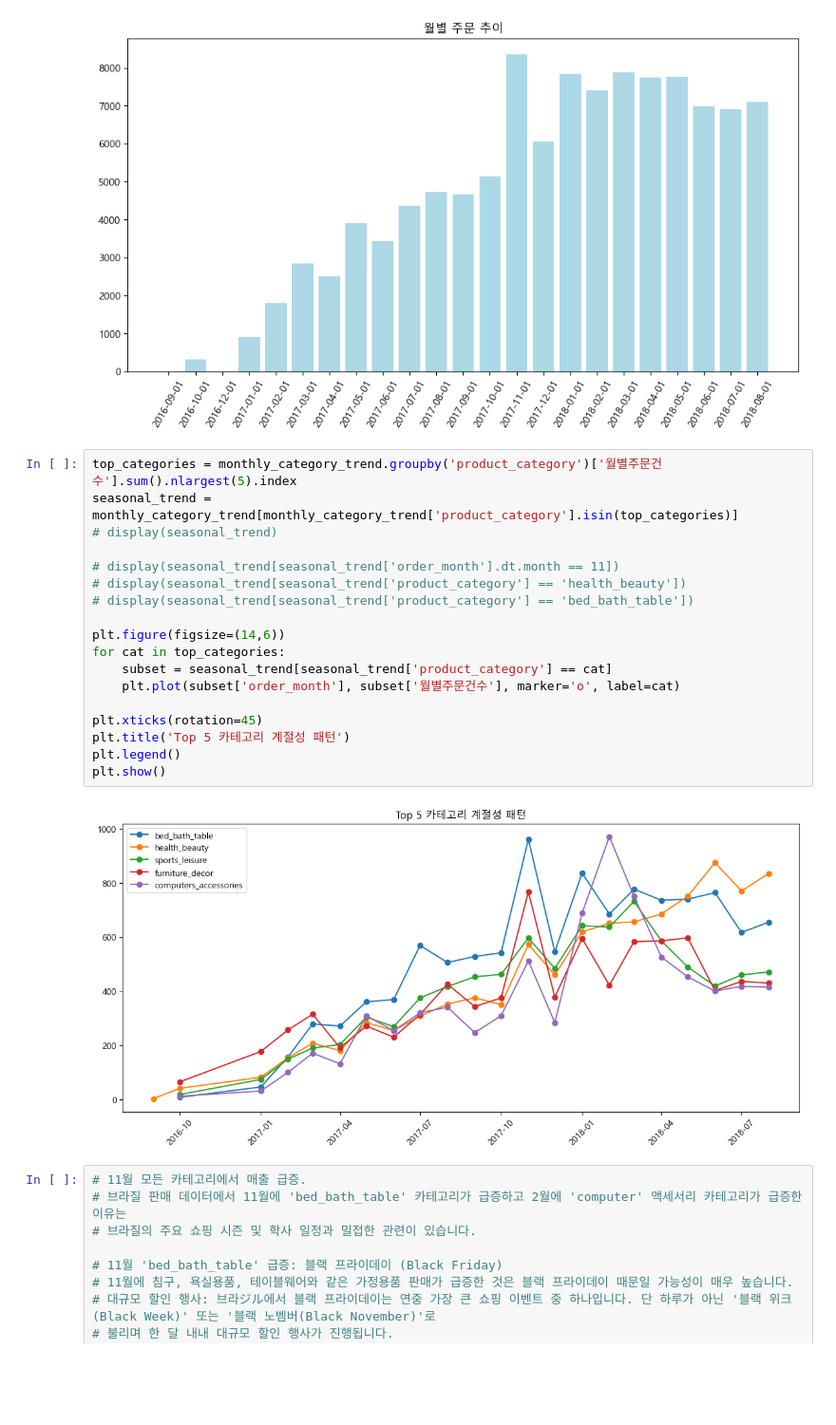
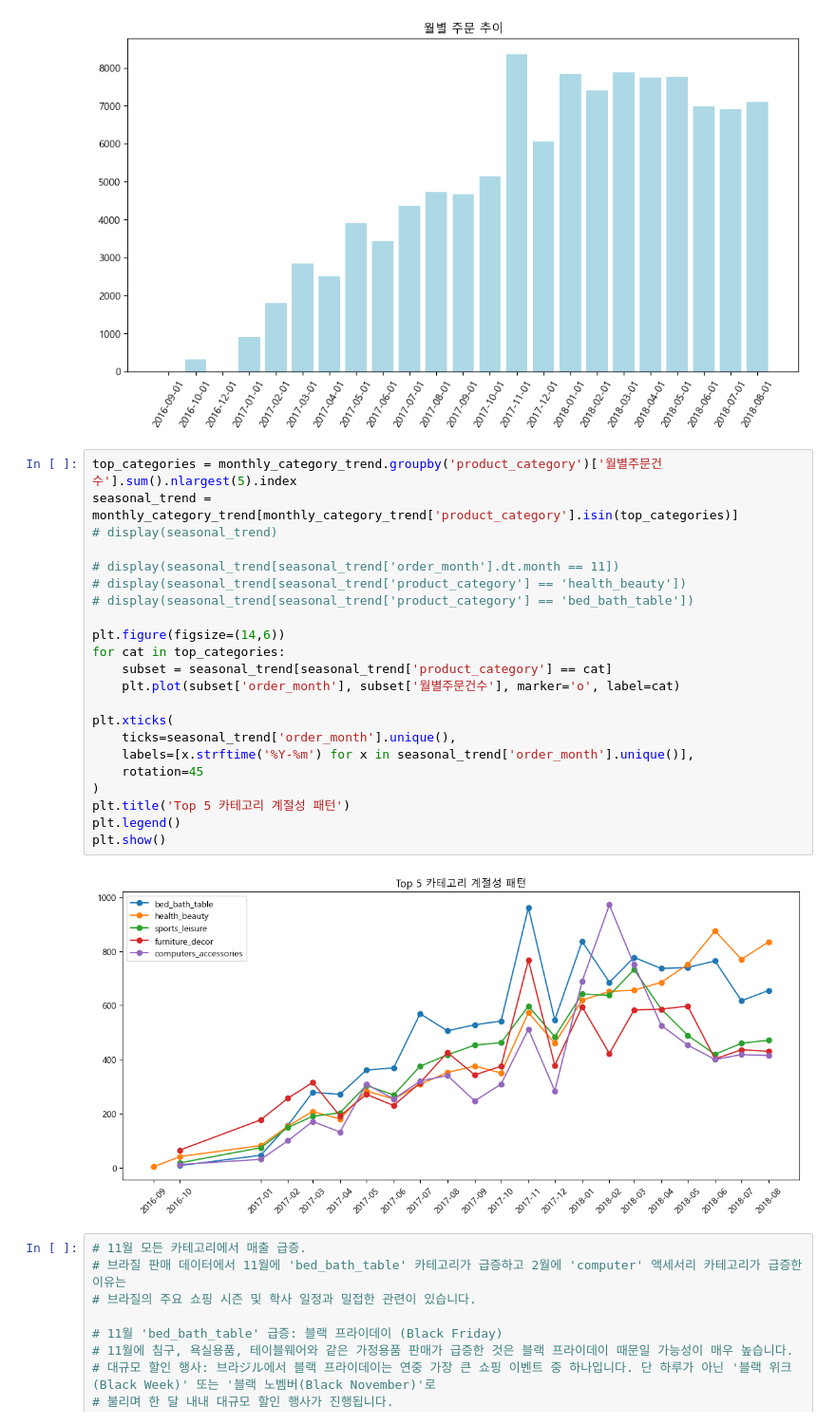
Before and after one commit to hayden-71/pjt-ecommerce-data-analysis, a Jupyter notebook: 3카테고리.ipynb, the cells around one changed output. Shown: that part at 95% size. Drawn from its saved outputs; the diff is of its cells as text; blank space fills up the shorter version.

```diff
--- a/3카테고리.ipynb
+++ b/3카테고리.ipynb
@@ -198,23 +198,27 @@ plt.show()
 # %%
 top_categories = monthly_category_trend.groupby('product_category')['월별주문건수'].sum().nlargest(5).index
 seasonal_trend = monthly_category_trend[monthly_category_trend['product_category'].isin(top_categories)]
 # display(seasonal_trend)
 
 # display(seasonal_trend[seasonal_trend['order_month'].dt.month == 11])
 # display(seasonal_trend[seasonal_trend['product_category'] == 'health_beauty'])
 # display(seasonal_trend[seasonal_trend['product_category'] == 'bed_bath_table'])
 
 plt.figure(figsize=(14,6))
 for cat in top_categories:
     subset = seasonal_trend[seasonal_trend['product_category'] == cat]
     plt.plot(subset['order_month'], subset['월별주문건수'], marker='o', label=cat)
 
-plt.xticks(rotation=45)
+plt.xticks(
+    ticks=seasonal_trend['order_month'].unique(),
+    labels=[x.strftime('%Y-%m') for x in seasonal_trend['order_month'].unique()],
+    rotation=45
+)
 plt.title('Top 5 카테고리 계절성 패턴')
 plt.legend()
 plt.show()
 # %% [output]
-[figure, old version]
+[figure, new version]
 # %%
 # 11월 모든 카테고리에서 매출 급증.
 # 브라질 판매 데이터에서 11월에 'bed_bath_table' 카테고리가 급증하고 2월에 'computer' 액세서리 카테고리가 급증한 이유는
```
Also changed, not shown: parts of 2 cells of this notebook, 1 other file.
